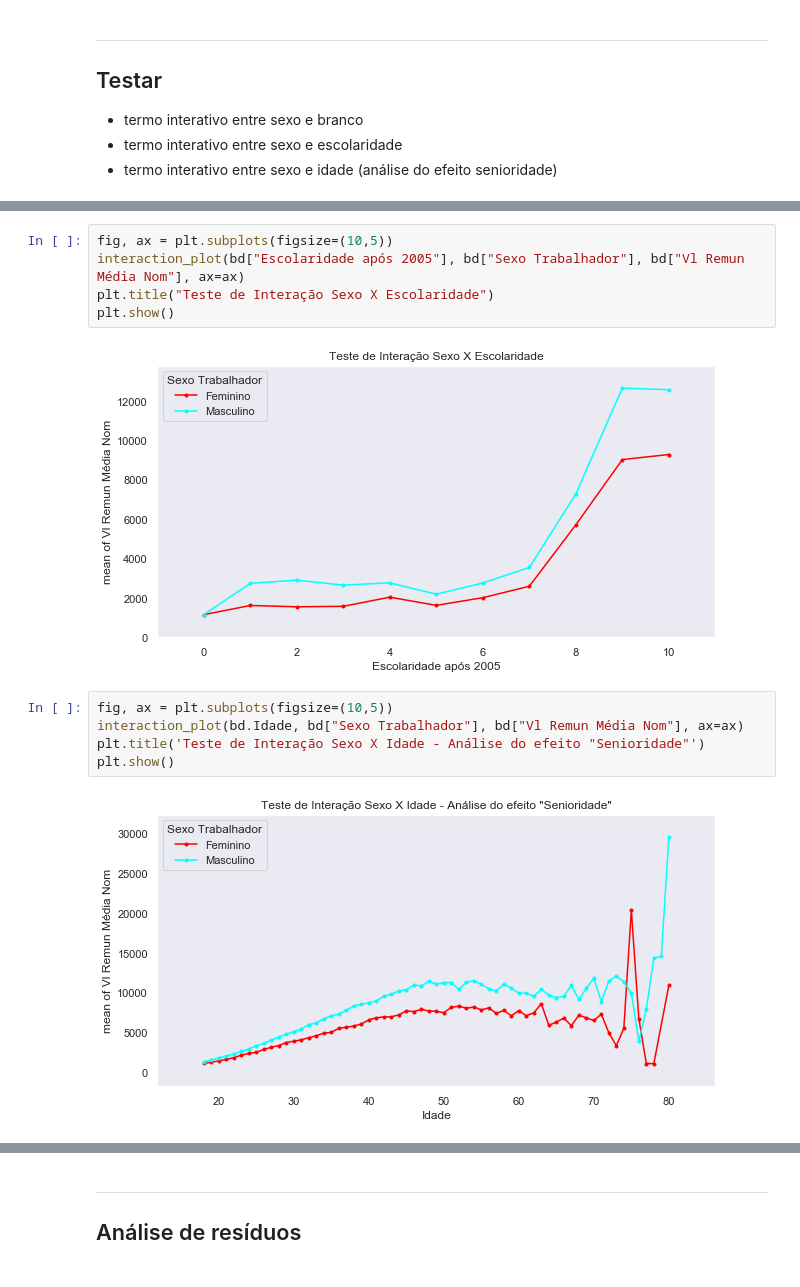
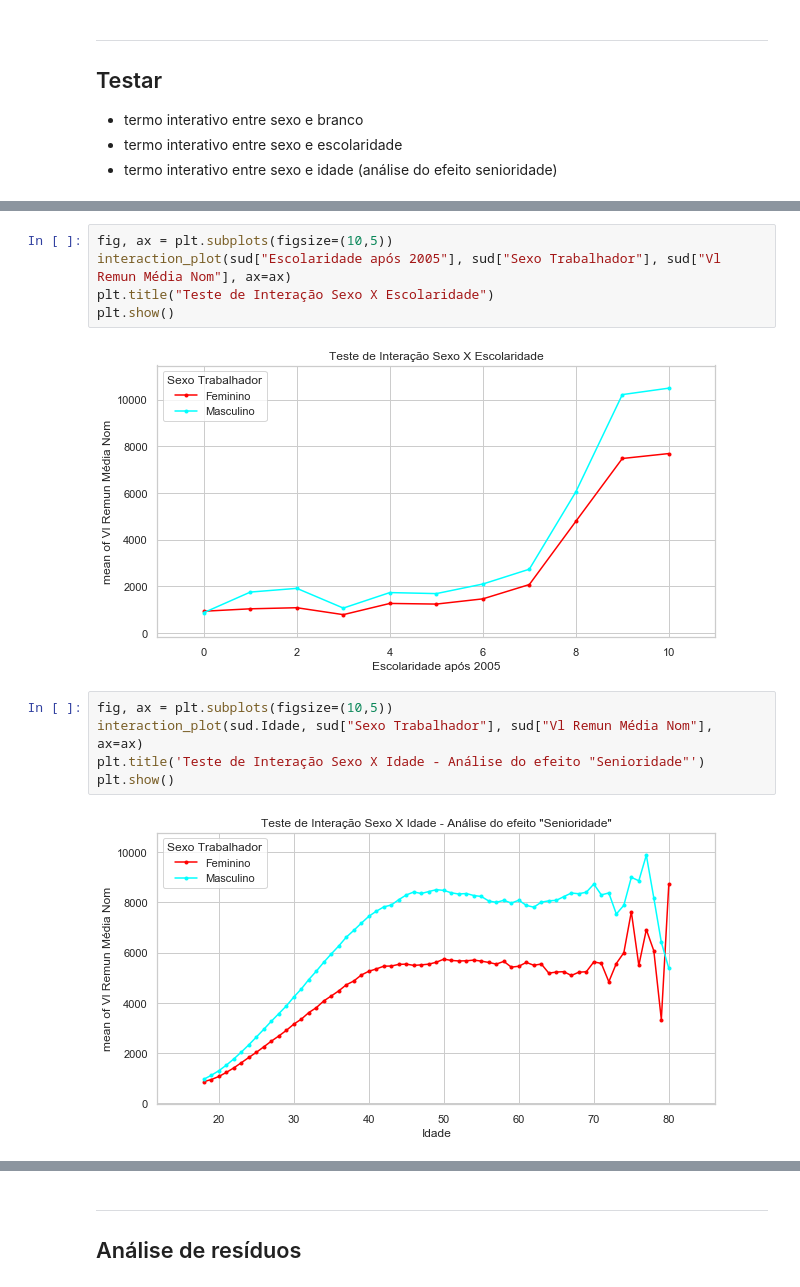
Before and after one commit to neylsoncrepalde/diversidade_mercado_ia, a Jupyter notebook: src/exploratoria.ipynb, the cells around one changed output, grey strips where cells are left out. Saved outputs shown, nothing was run; the diff lists cells and outputs as text.

```diff
--- a/src/exploratoria.ipynb
+++ b/src/exploratoria.ipynb
@@ -667,14 +789,14 @@ plt.show()
 # %%
 fig, ax = plt.subplots(figsize=(10,5))
-interaction_plot(bd["Escolaridade após 2005"], bd["Sexo Trabalhador"], bd["Vl Remun Média Nom"], ax=ax)
+interaction_plot(sud["Escolaridade após 2005"], sud["Sexo Trabalhador"], sud["Vl Remun Média Nom"], ax=ax)
 plt.title("Teste de Interação Sexo X Escolaridade")
 plt.show()
 # %% [output]
-[figure, old version]
+[figure, new version]
 # %%
 fig, ax = plt.subplots(figsize=(10,5))
-interaction_plot(bd.Idade, bd["Sexo Trabalhador"], bd["Vl Remun Média Nom"], ax=ax)
+interaction_plot(sud.Idade, sud["Sexo Trabalhador"], sud["Vl Remun Média Nom"], ax=ax)
 plt.title('Teste de Interação Sexo X Idade - Análise do efeito "Senioridade"')
 plt.show()
 # %% [output]
-[figure, old version]
+[figure, new version]
```
Also changed, not shown: parts of 31 cells of this notebook.
